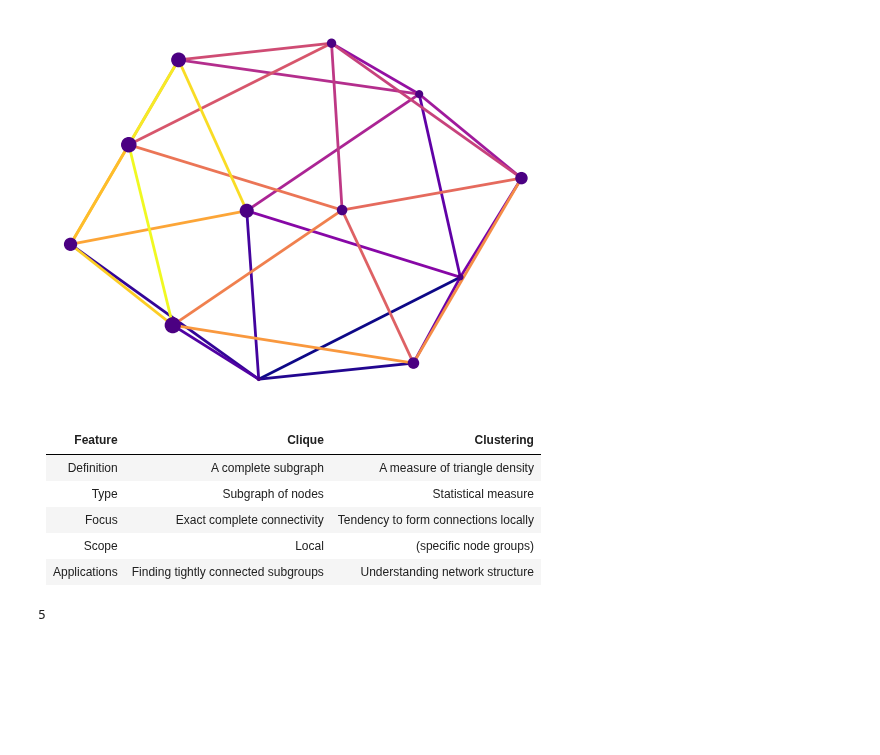
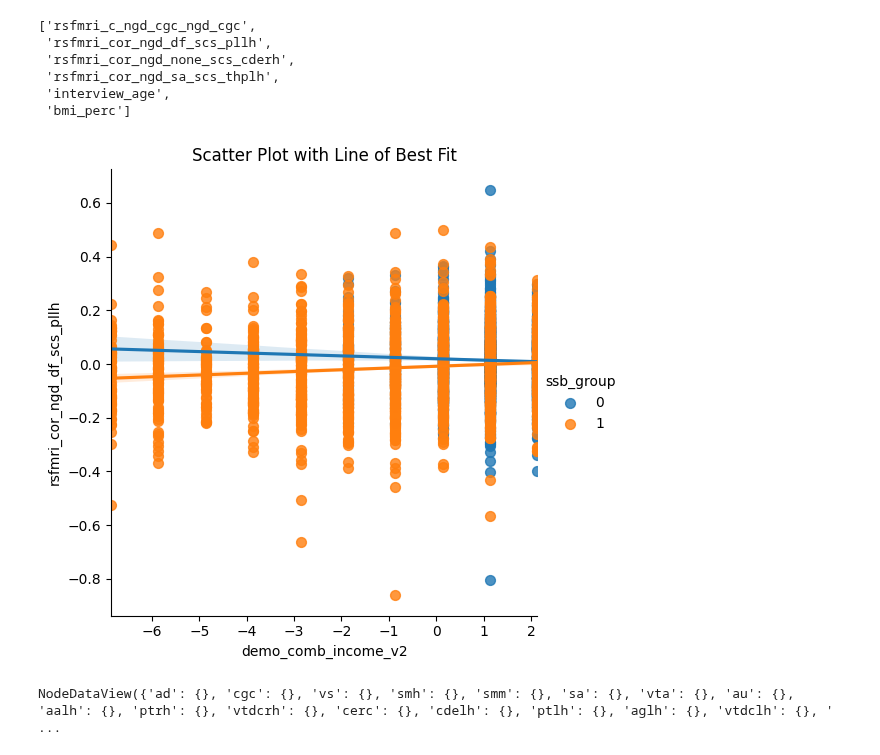
Before and after one commit to grace-shearrer/SSIB-2024, a Jupyter notebook: Scripts_Yana/Final_cleaning_data_scripts/SSBneuroGraph.ipynb, the cells around one changed output. Saved outputs shown, nothing was run; the diff lists cells and outputs as text; code cells hidden in the pictures; blank space fills up the shorter version.

Commit message:
finished analysis making graphs

```diff
--- a/Scripts_Yana/Final_cleaning_data_scripts/SSBneuroGraph.ipynb
+++ b/Scripts_Yana/Final_cleaning_data_scripts/SSBneuroGraph.ipynb
@@ -15,8 +17,10 @@ def onetoughjar(path2dic):
         except EOFError:
             pass
     return(output)
+# %%
+dataPath = '/Users/gracer/Library/CloudStorage/OneDrive-UniversityofWyoming/0. Lab/M2AENAD Lab - Documents/RESEARCH/ABCD/Yana_SSIB_2024/tmp'
 # %%
-savedDict = onetoughjar('/Users/gracer/Library/CloudStorage/OneDrive-UniversityofWyoming/0. Lab/M2AENAD Lab - Documents/RESEARCH/ABCD/Yana_SSIB_2024/tmp/SSBABCDanalysis_11-23-2024_07-36-16')
+savedDict = onetoughjar(os.path.join(dataPath,'SSBABCDanalysisInt_11-26-2024_10-44-32'))
 # %%
 savedDict.keys()
 # %% [output]
@@ -134,47 +162,9 @@ plt.show()
-# %%
-import matplotlib as mpl
-import matplotlib.pyplot as plt
-import networkx as nx
-
-seed = 13648  # Seed random number generators for reproducibility
-G = G
-pos = nx.spring_layout(G, seed=seed)
-
-node_sizes = [3 + 10 * i for i in range(len(G))]
-M = G.number_of_edges()
-edge_colors = range(2, M + 2)
-edge_alphas = [(5 + i) / (M + 4) for i in range(M)]
-cmap = plt.cm.plasma
-
-nodes = nx.draw_networkx_nodes(G, pos, node_size=node_sizes, node_color="indigo")
-edges = nx.draw_networkx_edges(
-    G,
-    pos,
-    node_size=node_sizes,
-    arrowstyle="->",
-    arrowsize=10,
-    edge_color=edge_colors,
-    edge_cmap=cmap,
-    width=2,
-)
-
-
-ax = plt.gca()
-ax.set_axis_off()
-plt.show()
-# %% [output]
-[figure, removed]
-# %% [markdown]
-|Feature	|Clique	|Clustering|
-|--|--|--|
-|Definition	|A complete subgraph|	A measure of triangle density|
-|Type	|Subgraph of nodes	|Statistical measure|
-|Focus|	Exact complete connectivity	|Tendency to form connections locally|
-|Scope	|Local| (specific node groups)|	Local or global graph property|
-|Applications|	Finding tightly connected subgroups|	Understanding network structure|
-# %%
-# Platonic icosahedral graph is 5-node-connected
-G = nx.icosahedral_graph()
-nx.node_connectivity(G)
-# %% [output]
-5
+# %%
+interactions
+# %% [output]
+['rsfmri_c_ngd_cgc_ngd_cgc',
+ 'rsfmri_cor_ngd_df_scs_pllh',
+ 'rsfmri_cor_ngd_none_scs_cderh',
+ 'rsfmri_cor_ngd_sa_scs_thplh',
+ 'interview_age',
+ 'bmi_perc']
@@ -180,0 +173,14 @@ nx.node_connectivity(G)
+# %%
+# Scatter plot with line of best fit for each group
+sns.lmplot(
+    x='demo_comb_income_v2',
+    y='rsfmri_cor_ngd_df_scs_pllh',
+    hue='ssb_group',
+    data=savedDict['df'],
+    ci=95,
+    scatter_kws={"s": 50}
+)
+plt.title('Scatter Plot with Line of Best Fit')
+plt.show()
+# %% [output]
+[figure, added]
@@ -180,0 +190,4 @@ nx.node_connectivity(G)
+# %%
+G.nodes(data = True)
+# %% [output]
+NodeDataView({'ad': {}, 'cgc': {}, 'vs': {}, 'smh': {}, 'smm': {}, 'sa': {}, 'vta': {}, 'au': {}, 'aalh': {}, 'ptrh': {}, 'vtdcrh': {}, 'cerc': {}, 'cdelh': {}, 'ptlh': {}, 'aglh': {}, 'vtdclh': {}, ' ...
```
Also changed, not shown: parts of 25 cells of this notebook, 3 other files.
